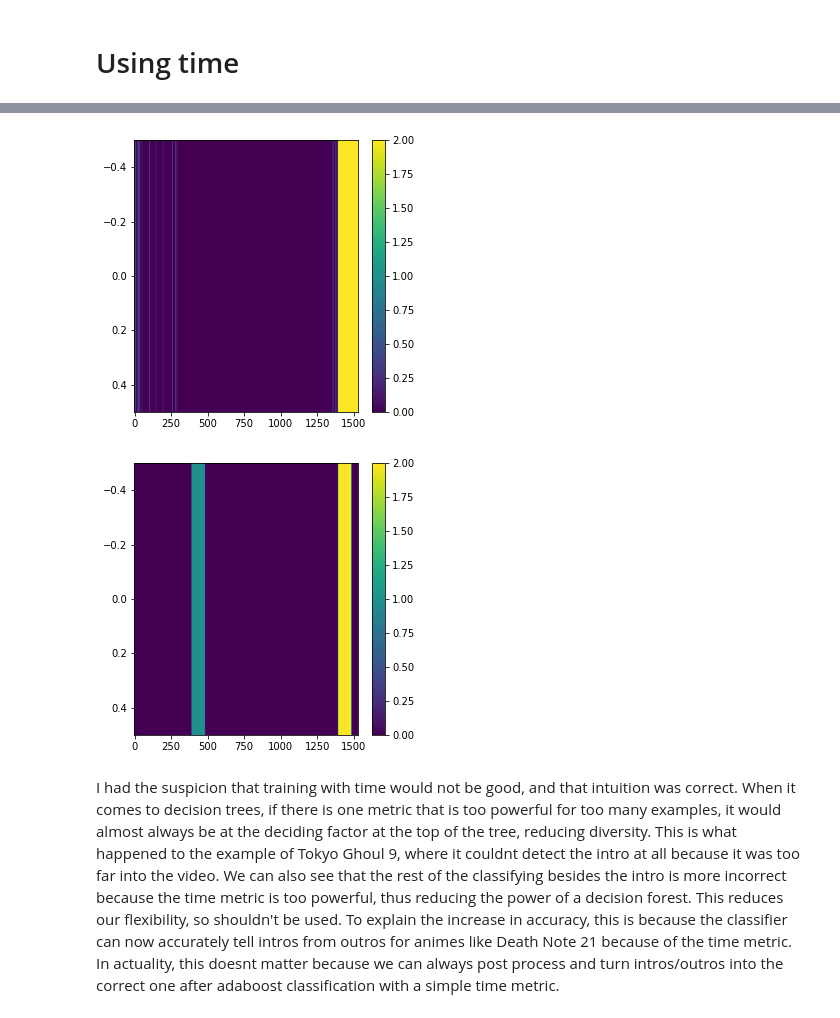
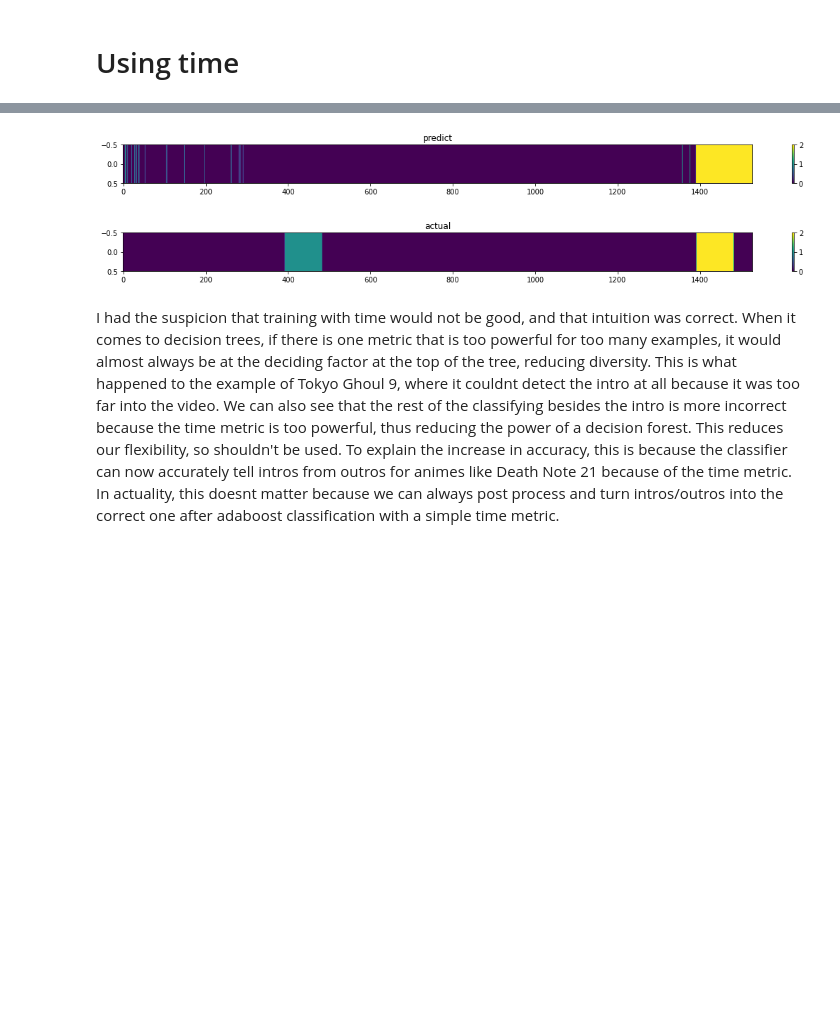
Before and after one commit to ezhang887/animintro, a Jupyter notebook: vggish_features.ipynb, the cells around one changed output, grey strips where cells are left out. Saved outputs shown, nothing was run; the diff lists cells and outputs as text; code cells hidden in the pictures; blank space fills up the shorter version.

```diff
--- a/vggish_features.ipynb
+++ b/vggish_features.ipynb
@@ -265,5 +265,8 @@ clf.score(X_v,y_v)
 # %% [markdown]
 ## example of output
+# %%
+# params
+plt.rcParams["figure.figsize"] = (20,1)
 # %%
 fn = 'Tokyo_Ghoul_9'
 y = clf.predict(data.features[fn].cpu().numpy())
@@ -336,16 +345,20 @@ clf.score(X_tv,y_tv)
 # %%
 fn = 'Tokyo_Ghoul_9'
 tv = np.concatenate((data.features[fn].cpu().numpy(),data.time[fn].cpu().numpy()), axis=1)
 y = clf.predict(tv)
+
+plt.title('predict')
 plt.imshow(y.reshape((1,-1)), aspect='auto')
 plt.colorbar()
 plt.show()
+
+plt.title('actual')
 plt.imshow(data.labels96[fn].cpu().numpy().reshape((1,-1)), aspect='auto')
 plt.colorbar()
 plt.show()
 # %% [output]
-[figure, old version]
+[figure, new version]
-[figure, old version]
+[figure, new version]
 # %% [markdown]
 I had the suspicion that training with time would not be good, and that intuition was correct. When it comes to decision trees, if there is one metric that is too powerful for too many examples, it would almost always be at the deciding factor at the top of the tree, reducing diversity. This is what happened to the example of Tokyo Ghoul 9, where it couldnt detect the intro at all because it was too far into the video. We can also see that the rest of the classifying besides the intro is more incorrect because the time metric is too powerful, thus reducing the power of a decision forest. This reduces our flexibility, so shouldn't be used. To explain the increase in accuracy, this is because the classifier can now accurately tell intros from outros for animes like Death Note 21 because of the time metric. In actuality, this doesnt matter because we can always post process and turn intros/outros into the correct one after adaboost classification with a simple time metric.
 # %% [markdown]
```
Also changed, not shown: parts of 46 cells of this notebook.
